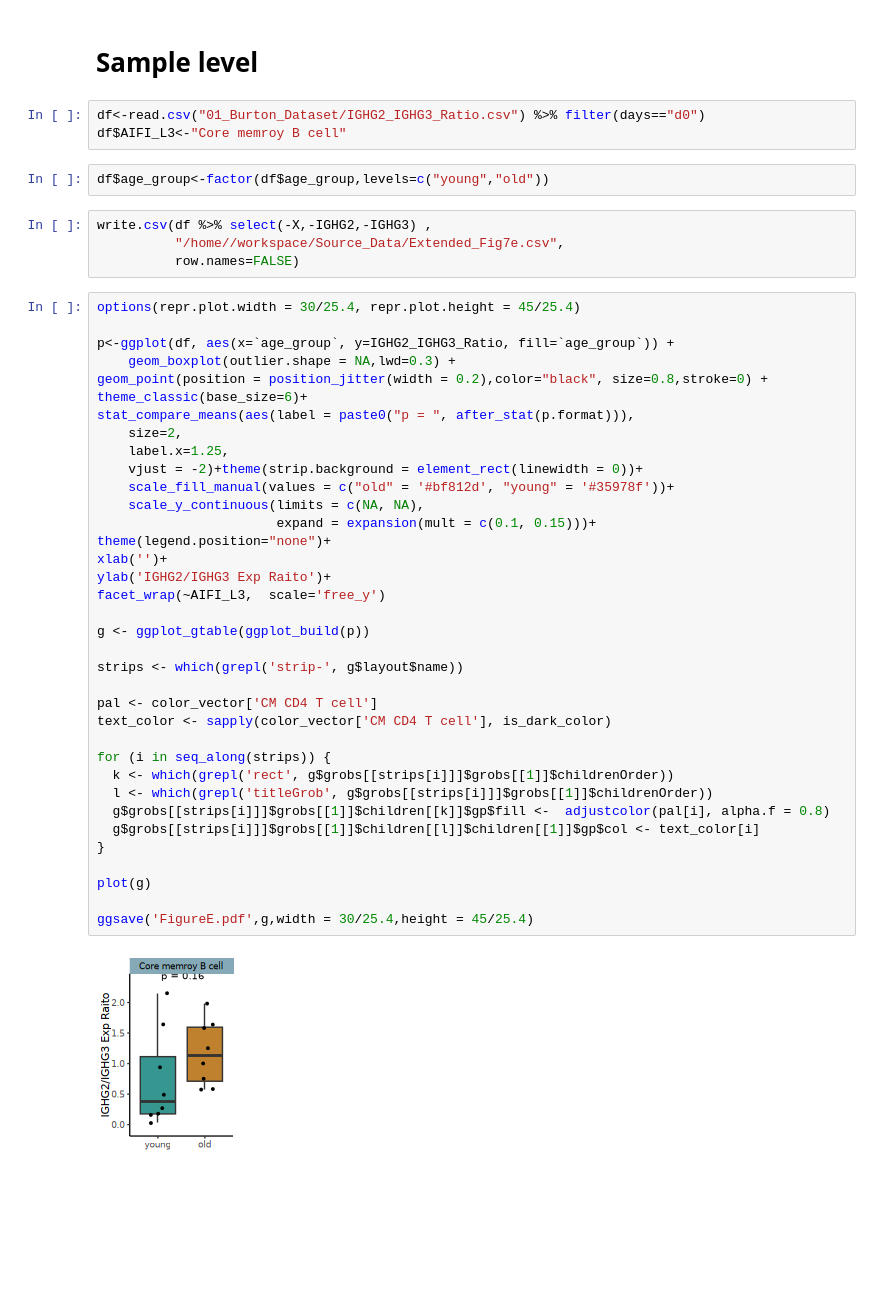
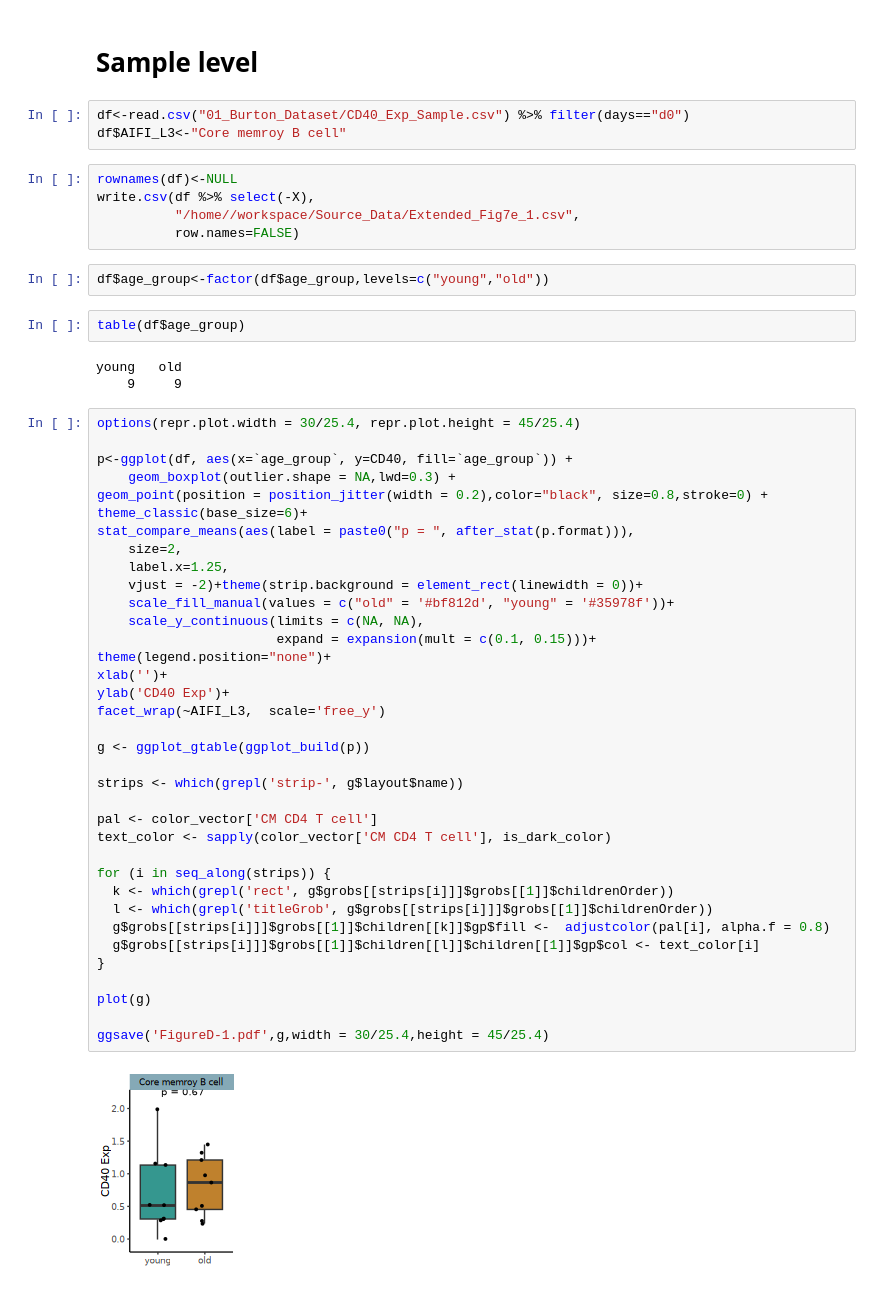
Before and after one commit to aifimmunology/IHA-Figure, a Jupyter notebook: Extended_Figure7/05_FigE.ipynb, the cells around one changed output. Cells and saved outputs as stored; diff of their text form; blank space fills up the shorter version.

```diff
--- a/Extended_Figure7/05_FigE.ipynb
+++ b/Extended_Figure7/05_FigE.ipynb
@@ -35,49 +35,55 @@ The following object is masked from ‘package:plyr’:
 # %% [markdown]
 # Sample level
 # %%
-df<-read.csv("01_Burton_Dataset/IGHG2_IGHG3_Ratio.csv") %>% filter(days=="d0")
+df<-read.csv("01_Burton_Dataset/CD40_Exp_Sample.csv") %>% filter(days=="d0")
 df$AIFI_L3<-"Core memroy B cell"
+# %%
+rownames(df)<-NULL
+write.csv(df %>% select(-X),
+          "/home//workspace/Source_Data/Extended_Fig7e_1.csv",
+          row.names=FALSE)
 # %%
 df$age_group<-factor(df$age_group,levels=c("young","old"))
-# %%
-write.csv(df %>% select(-X,-IGHG2,-IGHG3) ,
-          "/home//workspace/Source_Data/Extended_Fig7e.csv",
-          row.names=FALSE)
+# %%
+table(df$age_group)
+# %% [output]
+young   old
+    9     9
 # %%
 options(repr.plot.width = 30/25.4, repr.plot.height = 45/25.4)
 
-p<-ggplot(df, aes(x=`age_group`, y=IGHG2_IGHG3_Ratio, fill=`age_group`)) +
+p<-ggplot(df, aes(x=`age_group`, y=CD40, fill=`age_group`)) +
     geom_boxplot(outlier.shape = NA,lwd=0.3) +
 geom_point(position = position_jitter(width = 0.2),color="black", size=0.8,stroke=0) +
 theme_classic(base_size=6)+
 stat_compare_means(aes(label = paste0("p = ", after_stat(p.format))),
     size=2,
     label.x=1.25,
     vjust = -2)+theme(strip.background = element_rect(linewidth = 0))+
     scale_fill_manual(values = c("old" = '#bf812d', "young" = '#35978f'))+
     scale_y_continuous(limits = c(NA, NA),
                        expand = expansion(mult = c(0.1, 0.15)))+
 theme(legend.position="none")+
 xlab('')+
-ylab('IGHG2/IGHG3 Exp Raito')+
+ylab('CD40 Exp')+
 facet_wrap(~AIFI_L3,  scale='free_y')
 
 g <- ggplot_gtable(ggplot_build(p))
 
 strips <- which(grepl('strip-', g$layout$name))
 
 pal <- color_vector['CM CD4 T cell']
 text_color <- sapply(color_vector['CM CD4 T cell'], is_dark_color)
 
 for (i in seq_along(strips)) {
   k <- which(grepl('rect', g$grobs[[strips[i]]]$grobs[[1]]$childrenOrder))
   l <- which(grepl('titleGrob', g$grobs[[strips[i]]]$grobs[[1]]$childrenOrder))
   g$grobs[[strips[i]]]$grobs[[1]]$children[[k]]$gp$fill <-  adjustcolor(pal[i], alpha.f = 0.8)
   g$grobs[[strips[i]]]$grobs[[1]]$children[[l]]$children[[1]]$gp$col <- text_color[i]
 }
 
 plot(g)
 
-ggsave('FigureE.pdf',g,width = 30/25.4,height = 45/25.4)
+ggsave('FigureD-1.pdf',g,width = 30/25.4,height = 45/25.4)
 # %% [output]
-[figure, old version]
+[figure, new version]
```
Also changed, not shown: parts of 5 cells of this notebook, 24 other files.
